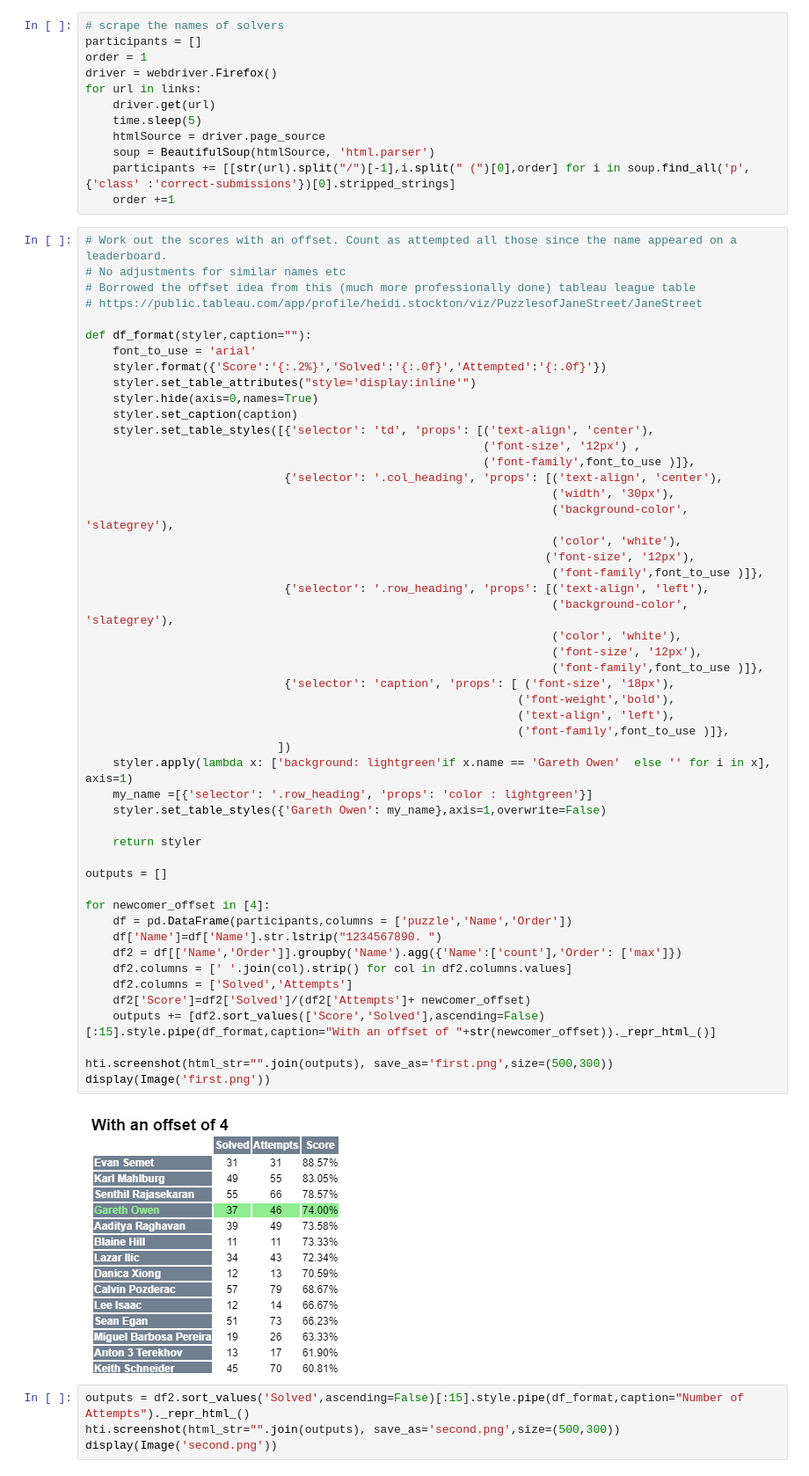
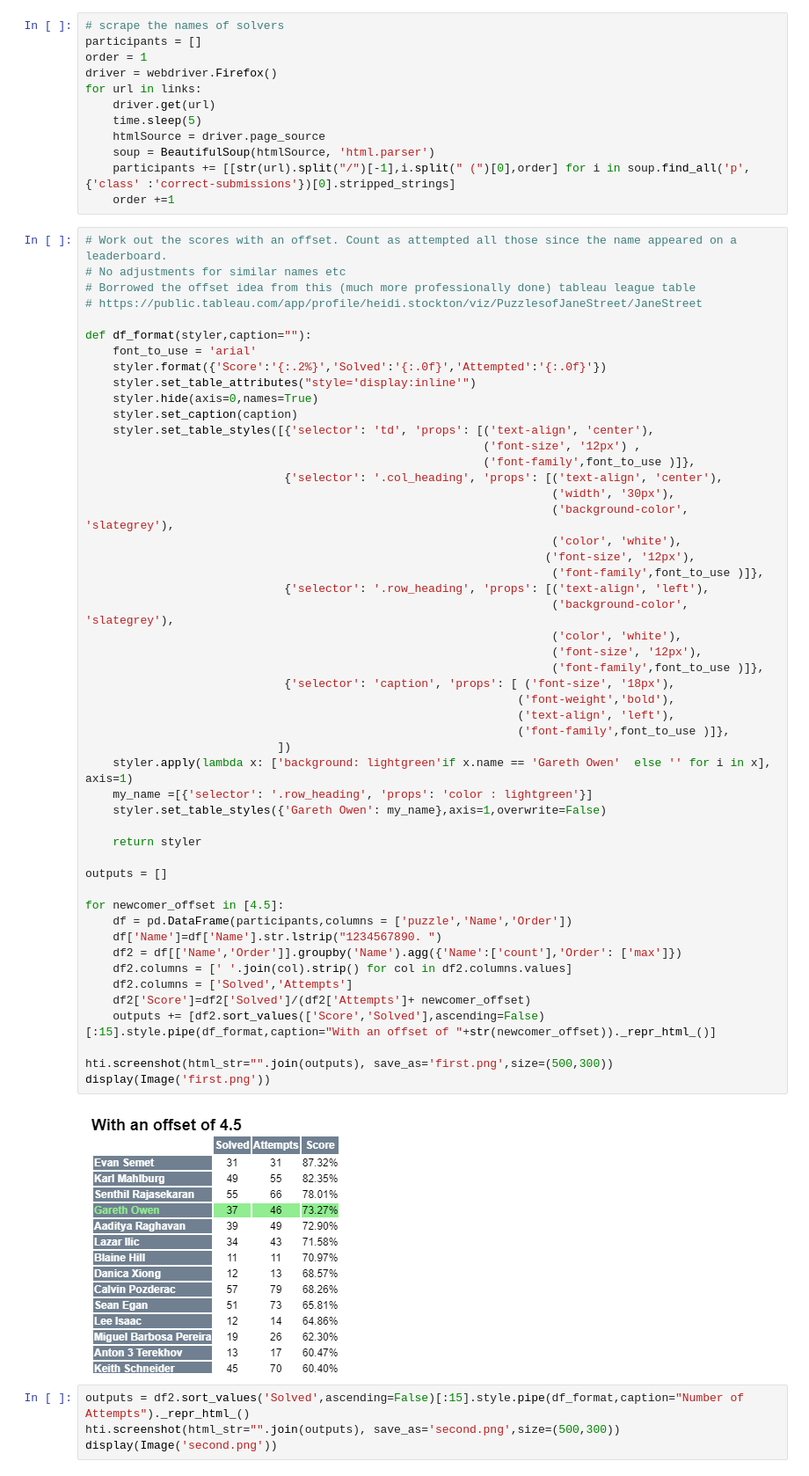
Before and after one commit to gowen100/Jane-Street-Solutions, a Jupyter notebook: 00_Leaderboard.ipynb, the cells around one changed output. Shown: that part at 88% size. Drawn from its saved outputs; the diff is of its cells as text.

```diff
--- a/00_Leaderboard.ipynb
+++ b/00_Leaderboard.ipynb
@@ -63,35 +63,35 @@ def df_format(styler,caption=""):
                                                                     ('font-family',font_to_use )]},
                              {'selector': '.row_heading', 'props': [('text-align', 'left'),
                                                                     ('background-color', 'slategrey'),
                                                                     ('color', 'white'),
                                                                     ('font-size', '12px'),
                                                                     ('font-family',font_to_use )]},
                              {'selector': 'caption', 'props': [ ('font-size', '18px'),
                                                                ('font-weight','bold'),
                                                                ('text-align', 'left'),
                                                                ('font-family',font_to_use )]},
                             ])
     styler.apply(lambda x: ['background: lightgreen'if x.name == 'Gareth Owen'  else '' for i in x], axis=1)
     my_name =[{'selector': '.row_heading', 'props': 'color : lightgreen'}]
     styler.set_table_styles({'Gareth Owen': my_name},axis=1,overwrite=False)
 
     return styler
 
 outputs = []
 
-for newcomer_offset in [4]:
+for newcomer_offset in [4.5]:
     df = pd.DataFrame(participants,columns = ['puzzle','Name','Order'])
     df['Name']=df['Name'].str.lstrip("1234567890. ")
     df2 = df[['Name','Order']].groupby('Name').agg({'Name':['count'],'Order': ['max']})
     df2.columns = [' '.join(col).strip() for col in df2.columns.values]
     df2.columns = ['Solved','Attempts']
     df2['Score']=df2['Solved']/(df2['Attempts']+ newcomer_offset)
     outputs += [df2.sort_values(['Score','Solved'],ascending=False)[:15].style.pipe(df_format,caption="With an offset of "+str(newcomer_offset))._repr_html_()]
 
 hti.screenshot(html_str="".join(outputs), save_as='first.png',size=(500,300))
 display(Image('first.png'))
 # %% [output]
-[figure, old version]
+[figure, new version]
 # %%
 outputs = df2.sort_values('Solved',ascending=False)[:15].style.pipe(df_format,caption="Number of Attempts")._repr_html_()
 hti.screenshot(html_str="".join(outputs), save_as='second.png',size=(500,300))
```
